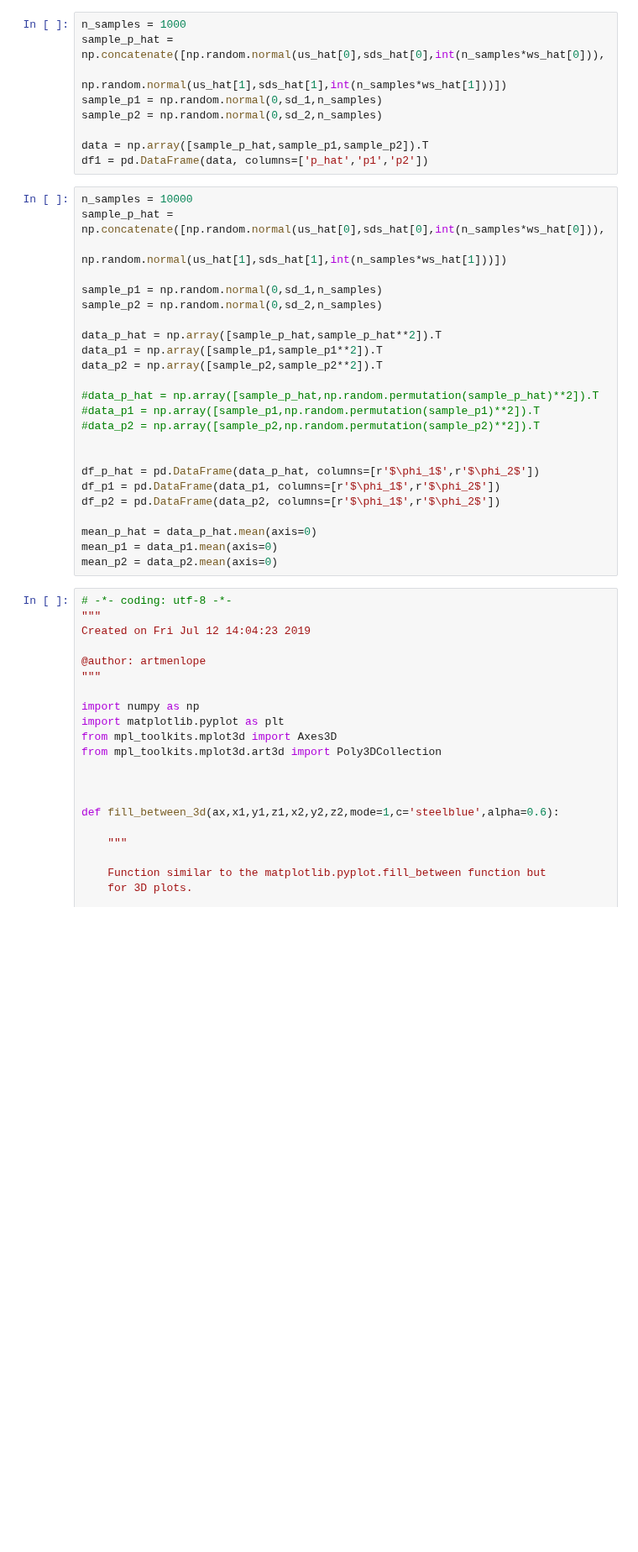
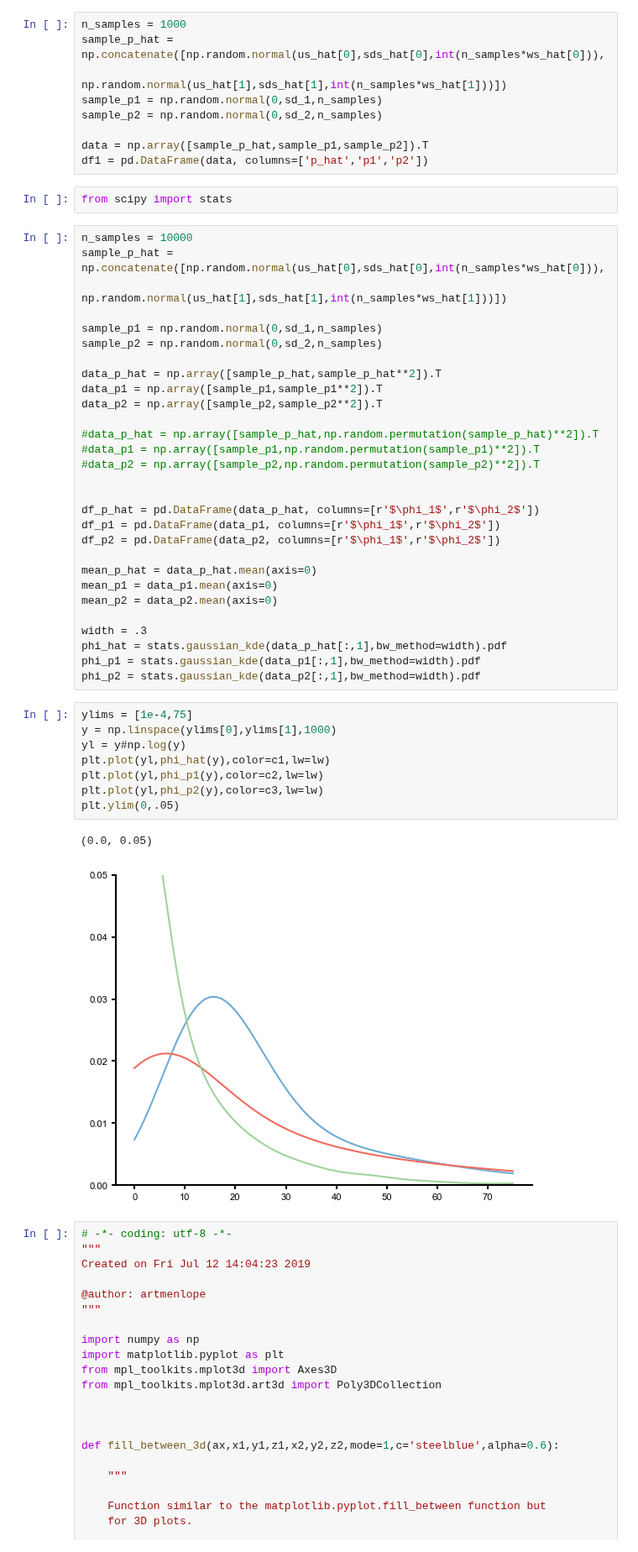
Before and after one commit to mackelab/labproject, a Jupyter notebook: docs/notebooks/MMD_intro.ipynb, the cells around one changed output. Shown at 84% size. Drawn from its saved outputs; the diff is of its cells as text; blank space fills up the shorter version.

```diff
--- a/docs/notebooks/MMD_intro.ipynb
+++ b/docs/notebooks/MMD_intro.ipynb
@@ -125,6 +125,8 @@ sample_p2 = np.random.normal(0,sd_2,n_samples)
 
 data = np.array([sample_p_hat,sample_p1,sample_p2]).T
 df1 = pd.DataFrame(data, columns=['p_hat','p1','p2'])
+# %%
+from scipy import stats
 # %%
 n_samples = 10000
 sample_p_hat = np.concatenate([np.random.normal(us_hat[0],sds_hat[0],int(n_samples*ws_hat[0])),
@@ -149,6 +151,22 @@ df_p2 = pd.DataFrame(data_p2, columns=[r'$\phi_1$',r'$\phi_2$'])
 mean_p_hat = data_p_hat.mean(axis=0)
 mean_p1 = data_p1.mean(axis=0)
 mean_p2 = data_p2.mean(axis=0)
+
+width = .3
+phi_hat = stats.gaussian_kde(data_p_hat[:,1],bw_method=width).pdf
+phi_p1 = stats.gaussian_kde(data_p1[:,1],bw_method=width).pdf
+phi_p2 = stats.gaussian_kde(data_p2[:,1],bw_method=width).pdf
+# %%
+ylims = [1e-4,75]
+y = np.linspace(ylims[0],ylims[1],1000)
+yl = y#np.log(y)
+plt.plot(yl,phi_hat(y),color=c1,lw=lw)
+plt.plot(yl,phi_p1(y),color=c2,lw=lw)
+plt.plot(yl,phi_p2(y),color=c3,lw=lw)
+plt.ylim(0,.05)
+# %% [output]
+(0.0, 0.05)
+[figure, added]
 # %%
 # -*- coding: utf-8 -*-
 """
```
Also changed, not shown: parts of 13 cells of this notebook.
